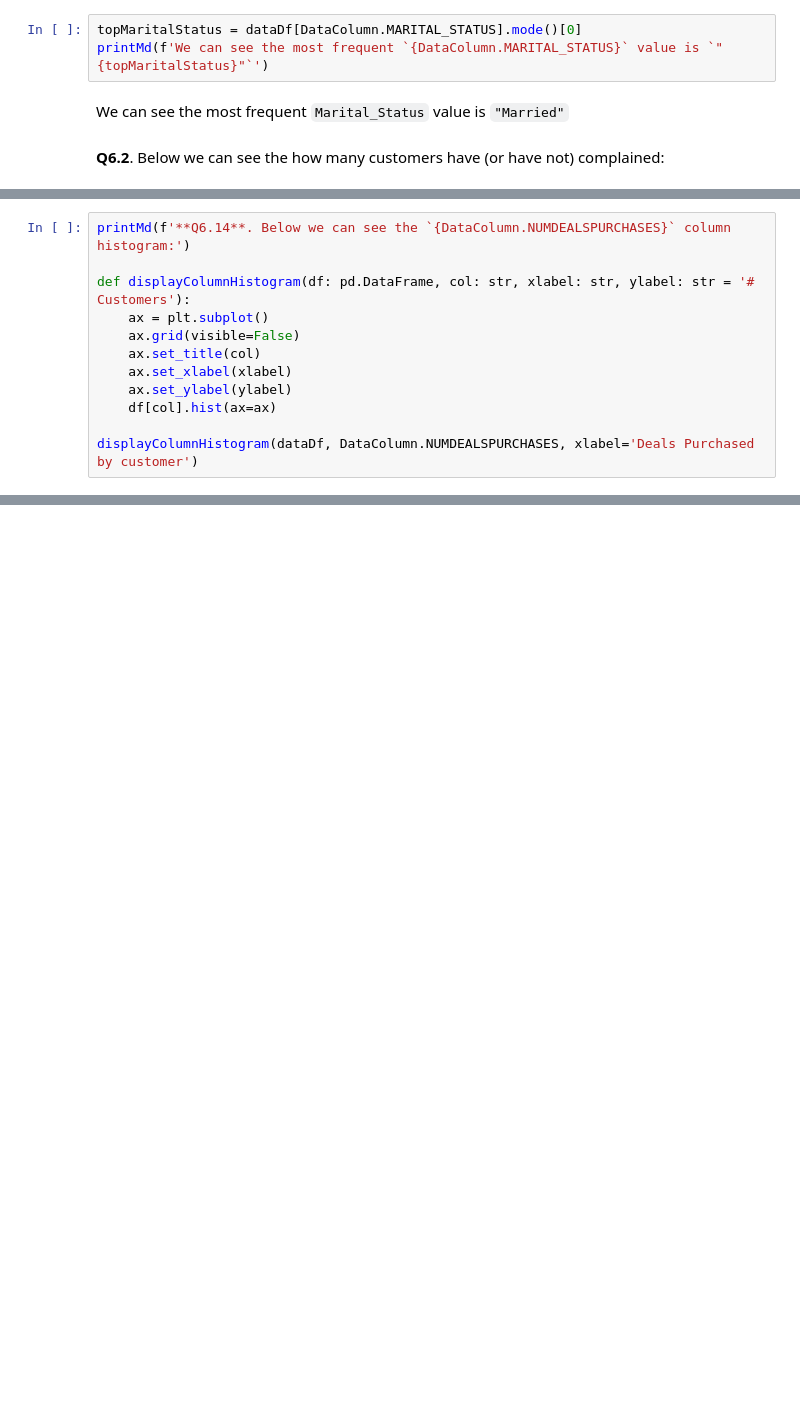
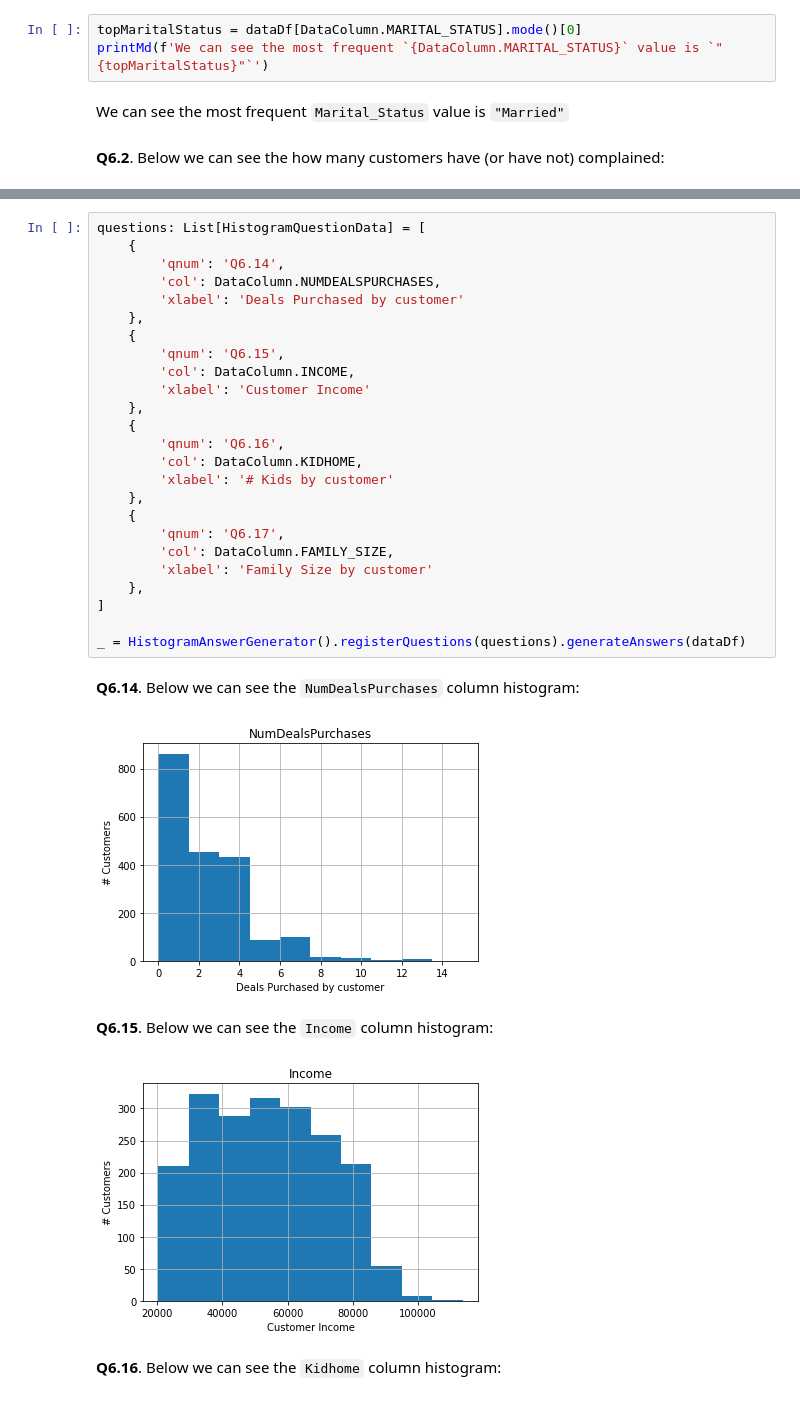
Before and after one commit to pspanoudakis/Data-Mining-Techniques-Projects, a Jupyter notebook: project1/CustomerPersonalityAnalysis.ipynb, the cells around one changed output, grey strips where cells are left out. Drawn from its saved outputs; the diff is of its cells as text; blank space fills up the shorter version.

```diff
--- a/project1/CustomerPersonalityAnalysis.ipynb
+++ b/project1/CustomerPersonalityAnalysis.ipynb
@@ -465,12 +460,0 @@ In total, **17 customers** have complained at least once.
-# %%
-printMd(f'**Q6.14**. Below we can see the `{DataColumn.NUMDEALSPURCHASES}` column histogram:')
-
-def displayColumnHistogram(df: pd.DataFrame, col: str, xlabel: str, ylabel: str = '# Customers'):
-    ax = plt.subplot()
-    ax.grid(visible=False)
-    ax.set_title(col)
-    ax.set_xlabel(xlabel)
-    ax.set_ylabel(ylabel)
-    df[col].hist(ax=ax)
-
-displayColumnHistogram(dataDf, DataColumn.NUMDEALSPURCHASES, xlabel='Deals Purchased by customer')
@@ -479,0 +511,31 @@ displayColumnHistogram(dataDf, DataColumn.NUMDEALSPURCHASES, xlabel='Deals Purch
+# %%
+questions: List[HistogramQuestionData] = [
+    {
+        'qnum': 'Q6.14',
+        'col': DataColumn.NUMDEALSPURCHASES,
+        'xlabel': 'Deals Purchased by customer'
+    },
+    {
+        'qnum': 'Q6.15',
+        'col': DataColumn.INCOME,
+        'xlabel': 'Customer Income'
+    },
+    {
+        'qnum': 'Q6.16',
+        'col': DataColumn.KIDHOME,
+        'xlabel': '# Kids by customer'
+    },
+    {
+        'qnum': 'Q6.17',
+        'col': DataColumn.FAMILY_SIZE,
+        'xlabel': 'Family Size by customer'
+    },
+]
+
+_ = HistogramAnswerGenerator().registerQuestions(questions).generateAnswers(dataDf)
+# %% [output]
+**Q6.14**. Below we can see the `NumDealsPurchases` column histogram:
+[figure, added]
+**Q6.15**. Below we can see the `Income` column histogram:
+[figure, added]
+**Q6.16**. Below we can see the `Kidhome` column histogram:
```
Also changed, not shown: parts of 9 cells of this notebook.
